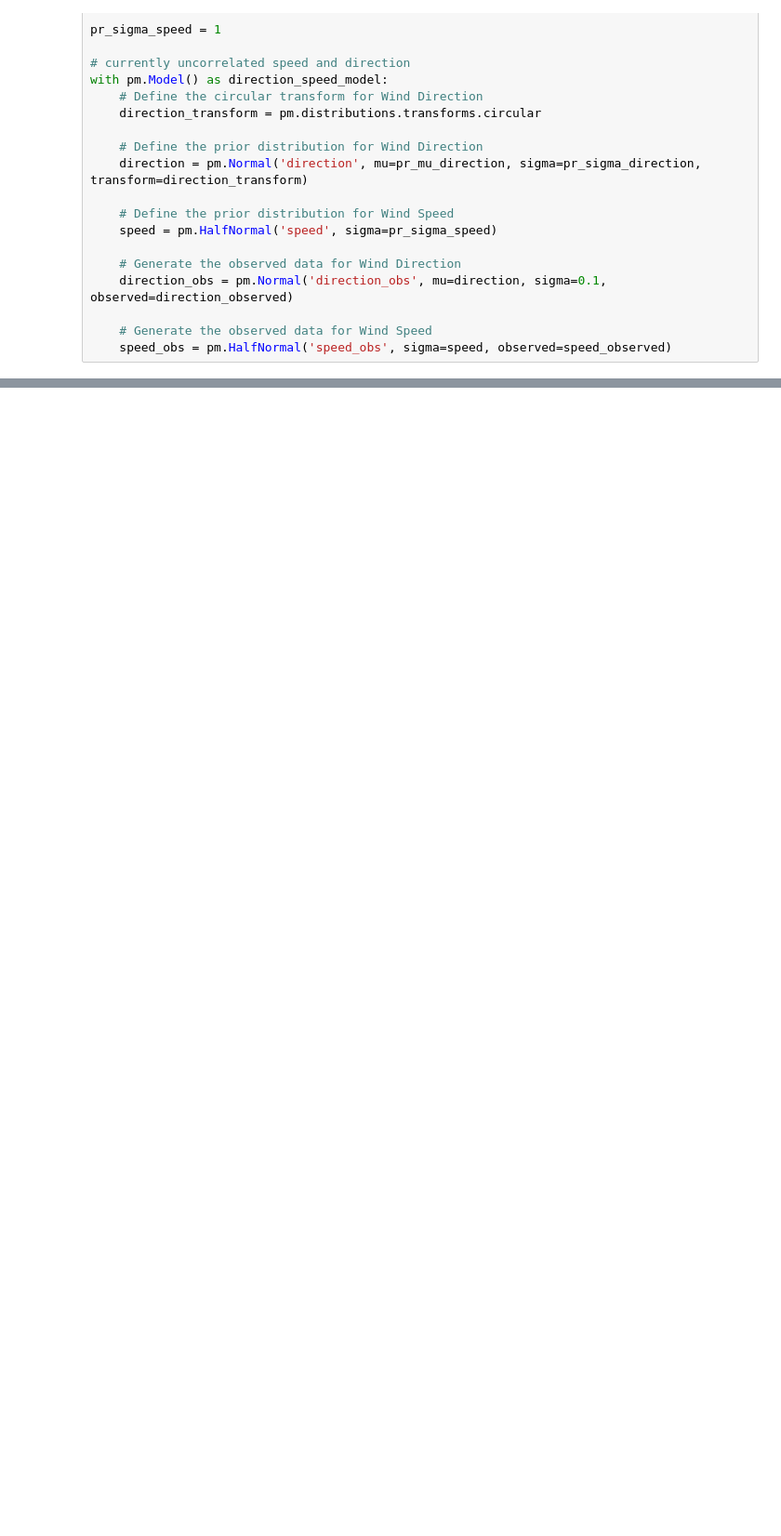
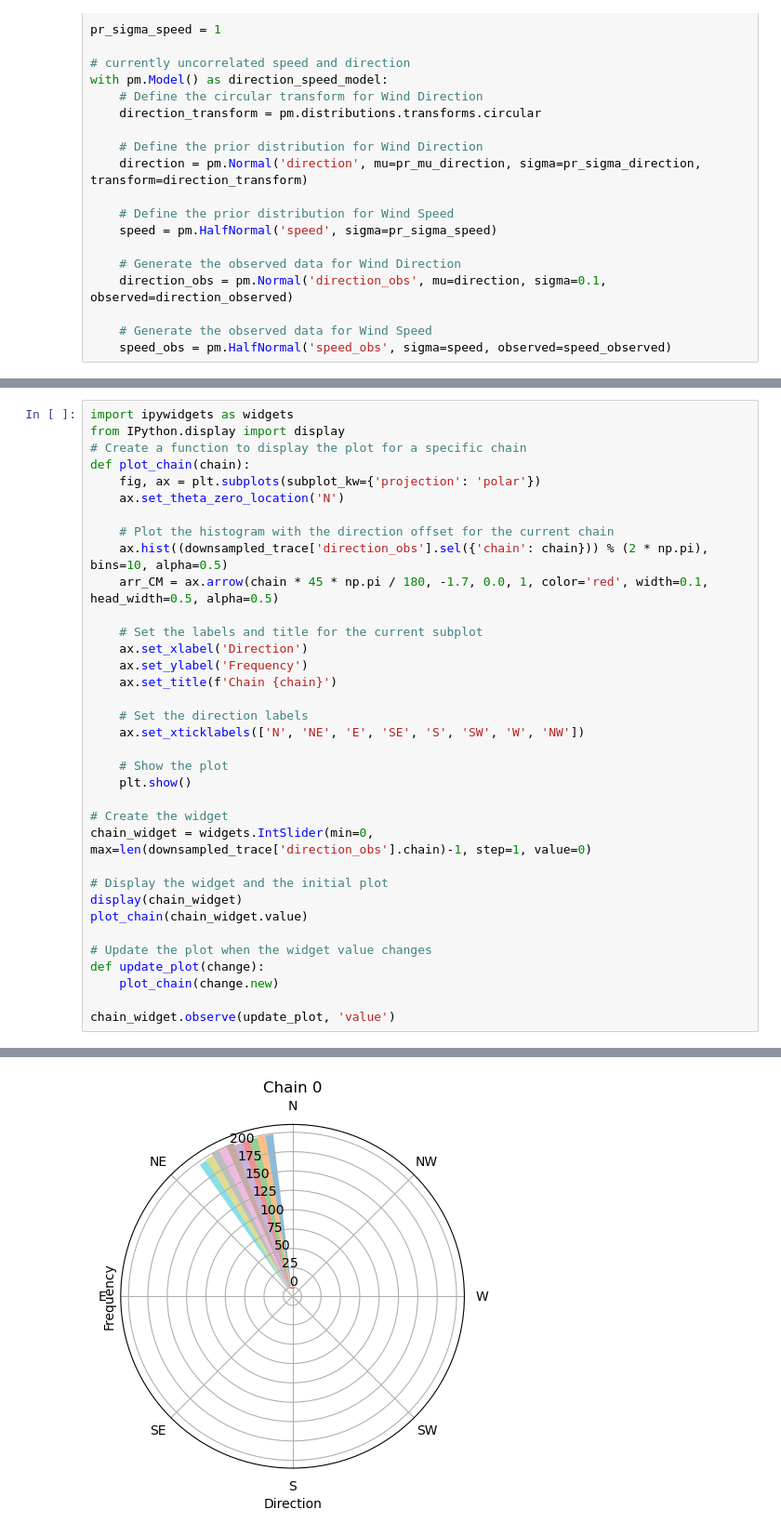
Before and after one commit to wmbelk/Weather, a Jupyter notebook: simpile_wind.ipynb, the cells around one changed output, grey strips where cells are left out. Shown at 93% size. Saved outputs shown, nothing was run; the diff lists cells and outputs as text; blank space fills up the shorter version.

```diff
--- a/simpile_wind.ipynb
+++ b/simpile_wind.ipynb
@@ -238,0 +247,36 @@ plt.show()
+# %%
+import ipywidgets as widgets
+from IPython.display import display
+# Create a function to display the plot for a specific chain
+def plot_chain(chain):
+    fig, ax = plt.subplots(subplot_kw={'projection': 'polar'})
+    ax.set_theta_zero_location('N')
+
+    # Plot the histogram with the direction offset for the current chain
+    ax.hist((downsampled_trace['direction_obs'].sel({'chain': chain})) % (2 * np.pi), bins=10, alpha=0.5)
+    arr_CM = ax.arrow(chain * 45 * np.pi / 180, -1.7, 0.0, 1, color='red', width=0.1, head_width=0.5, alpha=0.5)
+
+    # Set the labels and title for the current subplot
+    ax.set_xlabel('Direction')
+    ax.set_ylabel('Frequency')
+    ax.set_title(f'Chain {chain}')
+
+    # Set the direction labels
+    ax.set_xticklabels(['N', 'NE', 'E', 'SE', 'S', 'SW', 'W', 'NW'])
+
+    # Show the plot
+    plt.show()
+
+# Create the widget
+chain_widget = widgets.IntSlider(min=0, max=len(downsampled_trace['direction_obs'].chain)-1, step=1, value=0)
+
+# Display the widget and the initial plot
+display(chain_widget)
+plot_chain(chain_widget.value)
+
+# Update the plot when the widget value changes
+def update_plot(change):
+    plot_chain(change.new)
+
+chain_widget.observe(update_plot, 'value')
+# %% [output]
@@ -238,0 +284 @@ plt.show()
+[figure, added]
```
Also changed, not shown: parts of 14 cells of this notebook.
